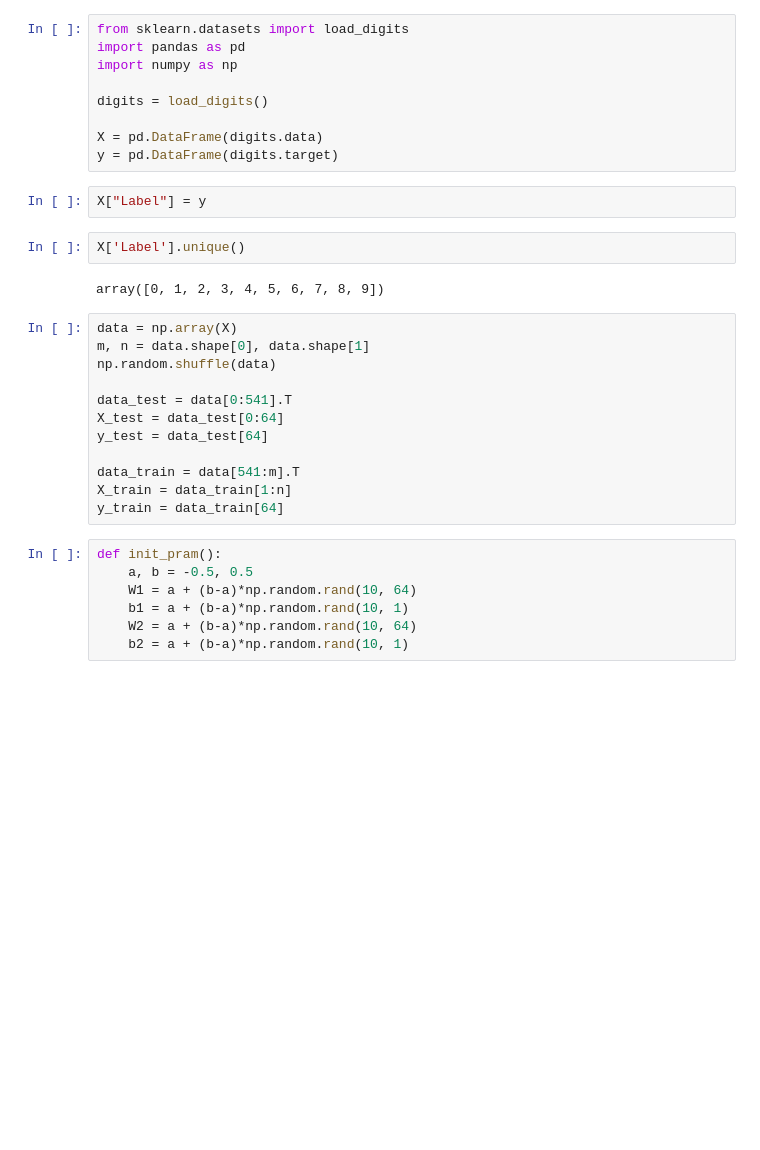
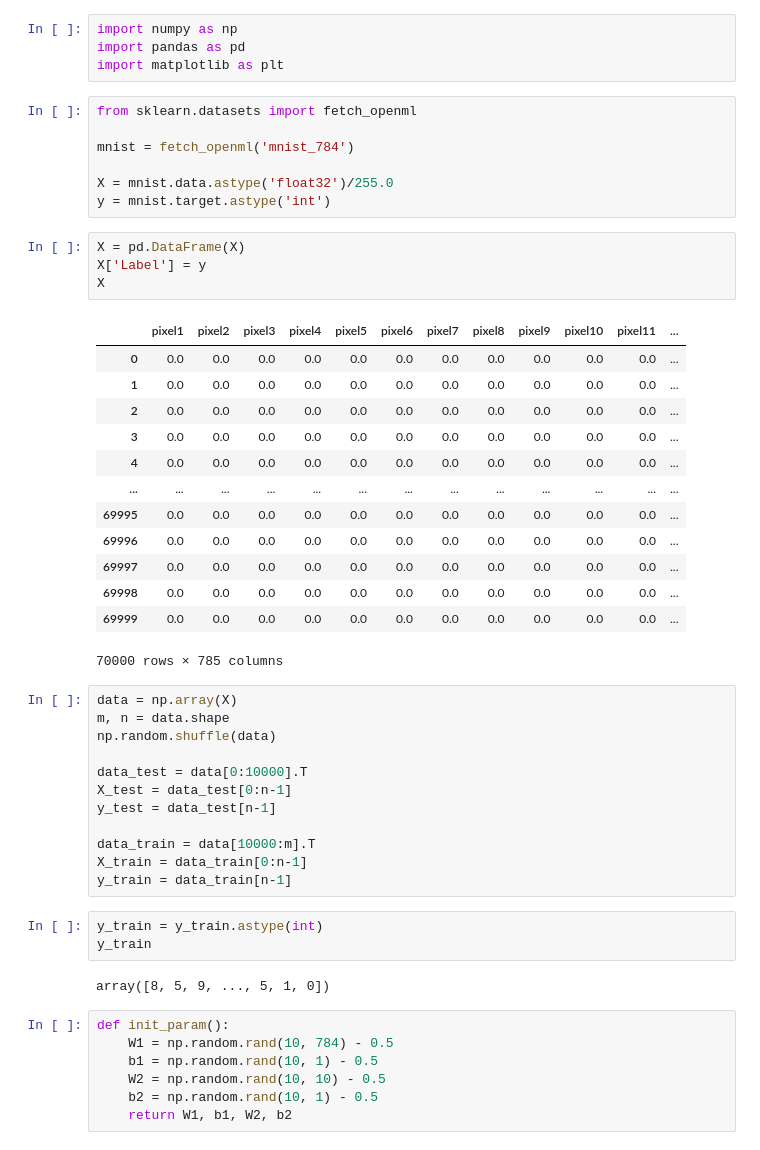
Before and after one commit to AnkitDogra-07/Deep_Learning, a Jupyter notebook: Day1/test.ipynb, the cells around one changed output. Drawn from its saved outputs; the diff is of its cells as text; blank space fills up the shorter version.

```diff
--- a/Day1/test.ipynb
+++ b/Day1/test.ipynb
@@ -1,37 +1,56 @@
-# %%
-from sklearn.datasets import load_digits
-import pandas as pd
-import numpy as np
-
-digits = load_digits()
-
-X = pd.DataFrame(digits.data)
-y = pd.DataFrame(digits.target)
+# %%
+import numpy as np
+import pandas as pd
+import matplotlib as plt
+# %%
+from sklearn.datasets import fetch_openml
+
+mnist = fetch_openml('mnist_784')
+
+X = mnist.data.astype('float32')/255.0
+y = mnist.target.astype('int')
 # %%
-X["Label"] = y
+X = pd.DataFrame(X)
+X['Label'] = y
+X
+# %% [output]
+|  | pixel1 | pixel2 | pixel3 | pixel4 | pixel5 | pixel6 | pixel7 | pixel8 | pixel9 | pixel10 | pixel11 | ... |
+| 0 | 0.0 | 0.0 | 0.0 | 0.0 | 0.0 | 0.0 | 0.0 | 0.0 | 0.0 | 0.0 | 0.0 | ... |
+| 1 | 0.0 | 0.0 | 0.0 | 0.0 | 0.0 | 0.0 | 0.0 | 0.0 | 0.0 | 0.0 | 0.0 | ... |
+| 2 | 0.0 | 0.0 | 0.0 | 0.0 | 0.0 | 0.0 | 0.0 | 0.0 | 0.0 | 0.0 | 0.0 | ... |
+| 3 | 0.0 | 0.0 | 0.0 | 0.0 | 0.0 | 0.0 | 0.0 | 0.0 | 0.0 | 0.0 | 0.0 | ... |
+| 4 | 0.0 | 0.0 | 0.0 | 0.0 | 0.0 | 0.0 | 0.0 | 0.0 | 0.0 | 0.0 | 0.0 | ... |
+| ... | ... | ... | ... | ... | ... | ... | ... | ... | ... | ... | ... | ... |
+| 69995 | 0.0 | 0.0 | 0.0 | 0.0 | 0.0 | 0.0 | 0.0 | 0.0 | 0.0 | 0.0 | 0.0 | ... |
+| 69996 | 0.0 | 0.0 | 0.0 | 0.0 | 0.0 | 0.0 | 0.0 | 0.0 | 0.0 | 0.0 | 0.0 | ... |
+| 69997 | 0.0 | 0.0 | 0.0 | 0.0 | 0.0 | 0.0 | 0.0 | 0.0 | 0.0 | 0.0 | 0.0 | ... |
+| 69998 | 0.0 | 0.0 | 0.0 | 0.0 | 0.0 | 0.0 | 0.0 | 0.0 | 0.0 | 0.0 | 0.0 | ... |
+| 69999 | 0.0 | 0.0 | 0.0 | 0.0 | 0.0 | 0.0 | 0.0 | 0.0 | 0.0 | 0.0 | 0.0 | ... |
+70000 rows × 785 columns
-# %%
-X['Label'].unique()
-# %% [output]
-array([0, 1, 2, 3, 4, 5, 6, 7, 8, 9])
 # %%
 data = np.array(X)
-m, n = data.shape[0], data.shape[1]
+m, n = data.shape
 np.random.shuffle(data)
 
-data_test = data[0:541].T
-X_test = data_test[0:64]
-y_test = data_test[64]
+data_test = data[0:10000].T
+X_test = data_test[0:n-1]
+y_test = data_test[n-1]
 
-data_train = data[541:m].T
-X_train = data_train[1:n]
-y_train = data_train[64]
+data_train = data[10000:m].T
+X_train = data_train[0:n-1]
+y_train = data_train[n-1]
+# %%
+y_train = y_train.astype(int)
+y_train
+# %% [output]
+array([8, 5, 9, ..., 5, 1, 0])
 # %%
-def init_pram():
-    a, b = -0.5, 0.5
-    W1 = a + (b-a)*np.random.rand(10, 64)
-    b1 = a + (b-a)*np.random.rand(10, 1)
-    W2 = a + (b-a)*np.random.rand(10, 64)
-    b2 = a + (b-a)*np.random.rand(10, 1)
+def init_param():
+    W1 = np.random.rand(10, 784) - 0.5
+    b1 = np.random.rand(10, 1) - 0.5
+    W2 = np.random.rand(10, 10) - 0.5
+    b2 = np.random.rand(10, 1) - 0.5
+    return W1, b1, W2, b2
 # %%
 def ReLU(x):
     return np.maximum(0, x)
```
Also changed, not shown: parts of 11 cells of this notebook.
